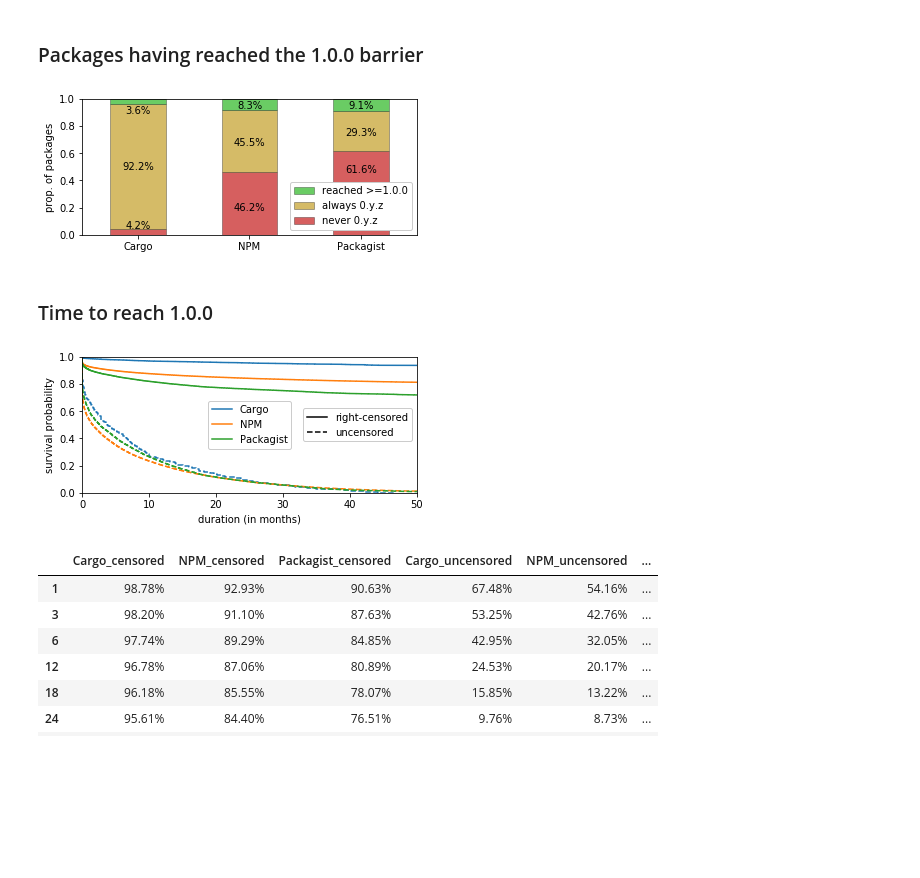
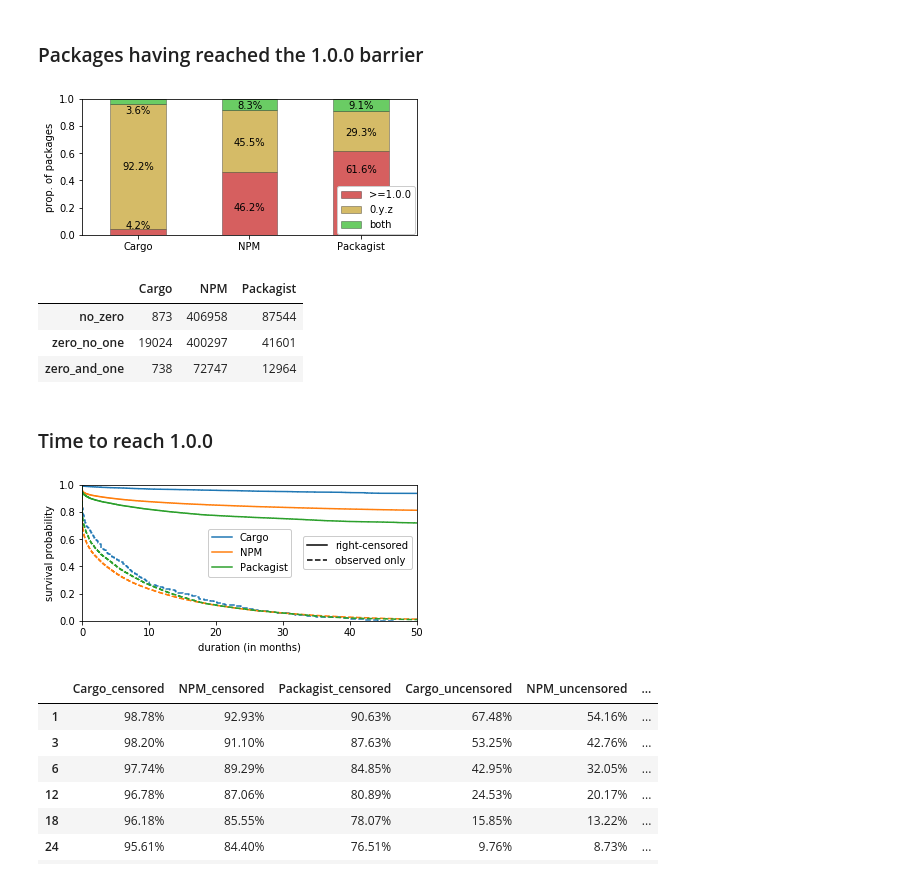
Before and after one commit to AlexandreDecan/secos-zero, a Jupyter notebook: notebooks/Magic zero.ipynb, the cells around one changed output. Saved outputs shown, nothing was run; the diff lists cells and outputs as text; code cells hidden in the pictures; blank space fills up the shorter version.

Commit message:
Fix caption & labels

```diff
--- a/notebooks/Magic zero.ipynb
+++ b/notebooks/Magic zero.ipynb
@@ -233,44 +241,52 @@ for ecosystem in ECOSYSTEMS:
         )
     )
 # %%
-fix, ax = matplotlib.pyplot.subplots()
+fig, ax = matplotlib.pyplot.subplots()
 
 data = pandas.concat([
     df_temp[ecosystem]
     .assign(no_zero=lambda d: d['date_zero'].isnull())
     .assign(zero_no_one=lambda d: ~d['date_zero'].isnull() & d['date_nonzero'].isnull())
     .assign(zero_and_one=lambda d: ~d['date_zero'].isnull() & ~d['date_nonzero'].isnull())
     [['no_zero', 'zero_no_one', 'zero_and_one']]
     .sum()
     .rename(ecosystem)
     for ecosystem in ECOSYSTEMS], axis=1
 )
 
 _ = data.pipe(lambda s: s / s.sum()).T
 _.plot.bar(stacked=True, color=PAL_REL, linewidth=1, edgecolor=(0, 0, 0, 0.3), ax=ax)
 
 positions = [(0.07, 0.5, 0.91), (0.2, 0.68, 0.95), (0.48, 0.75, 0.95)]
 for i, ecosystem in enumerate(ECOSYSTEMS):
     for j, kind in enumerate(['no_zero', 'zero_no_one', 'zero_and_one']):
         ax.annotate('{:.1%}'.format(_.at[ecosystem, kind]), (i, positions[i][j]), ha='center', va='center')
 
 ax.set(
     xlabel='',
     ylabel='prop. of packages',
     ylim=(0, 1),
 )
 
 ax.legend(
-    ax.get_legend_handles_labels()[0][::-1],
-    ['never 0.y.z', 'always 0.y.z', 'reached >=1.0.0'][::-1],
-    loc='lower right'
+    ax.get_legend_handles_labels()[0][::1],
+    ['>=1.0.0', '0.y.z', 'both'][::1],
+    loc='lower right',
+    bbox_to_anchor=(1.01, -0.03),
 )
 
 ax.xaxis.set_tick_params(rotation=0)
 
 savefig(fig, 'barrier_numbers')
 # %% [output]
-[figure, old version]
+[figure, new version]
+# %%
+data
+# %% [output]
+|  | Cargo | NPM | Packagist |
+| no_zero | 873 | 406958 | 87544 |
+| zero_no_one | 19024 | 400297 | 41601 |
+| zero_and_one | 738 | 72747 | 12964 |
 # %% [markdown]
 ### Time to reach 1.0.0
 # %%
@@ -306,14 +322,14 @@ ax.set(
 legend = ax.legend(loc='center')
 ax.legend(
     [patch('k', '-'), patch('k', '--')],
-    ['right-censored', 'uncensored'],
+    ['right-censored', 'observed only'],
     loc='center right',
 )
 ax.add_artist(legend)
 
 savefig(fig, 'barrier_time')
 # %% [output]
-[figure, old version]
+[figure, new version]
 # %%
 pandas.concat([
     pandas.concat([
```
Also changed, not shown: parts of 2 cells of this notebook.
